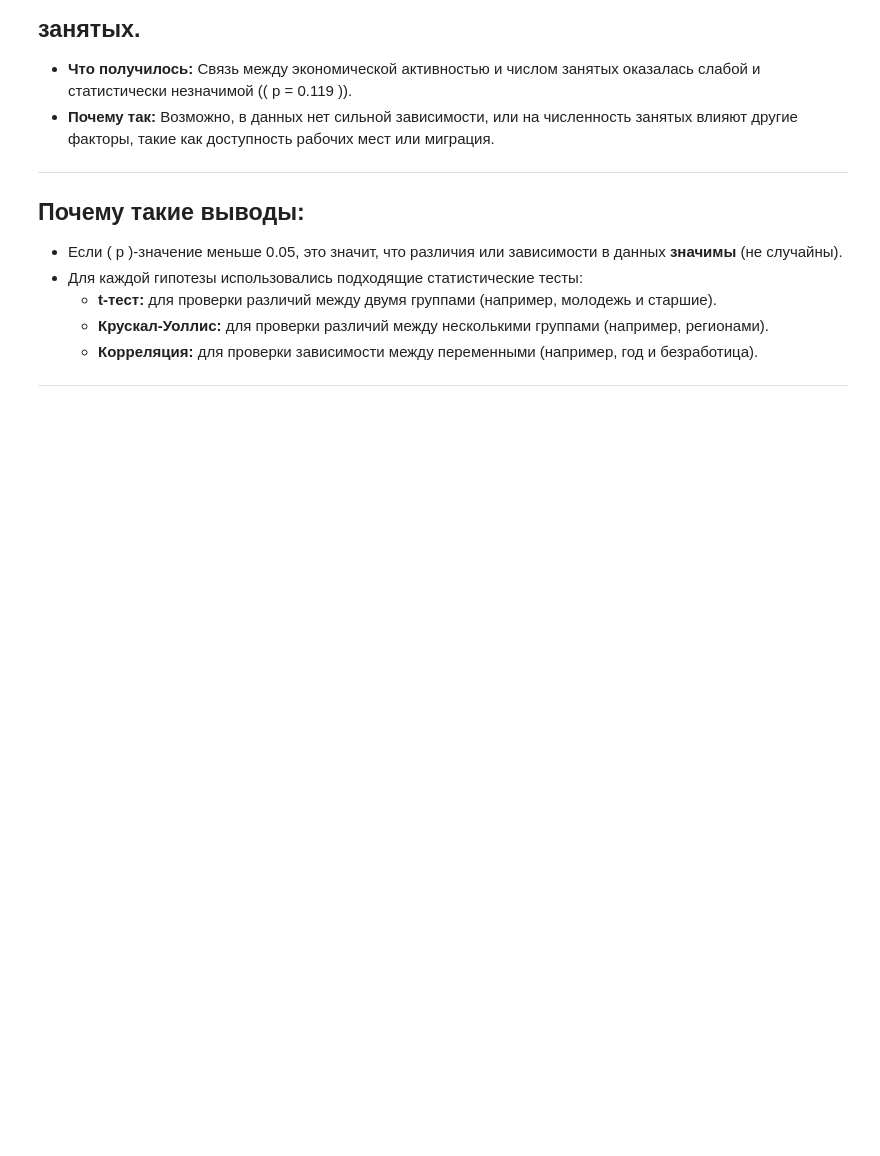
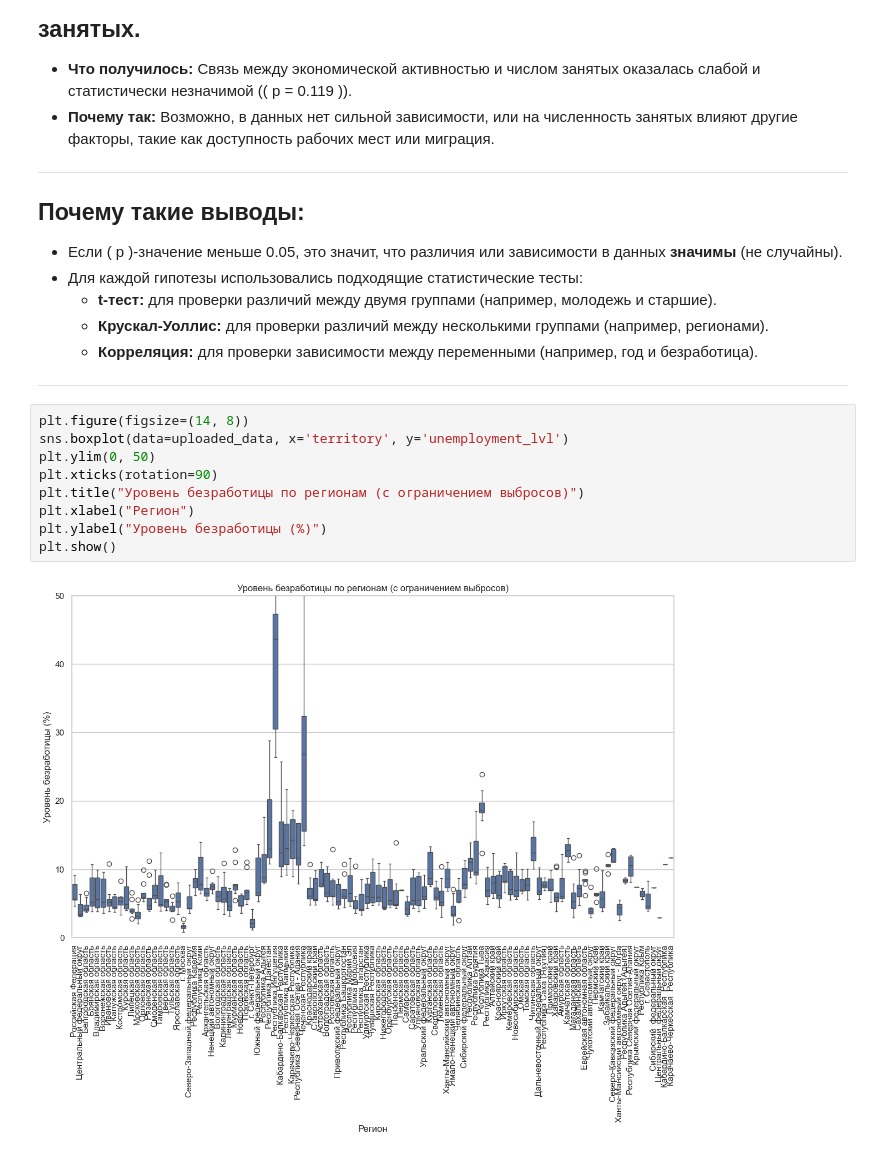
Before and after one commit to Mekan777-alt/ML-homework, a Jupyter notebook: hm2.ipynb, the cells around one changed output. Cells and saved outputs as stored; diff of their text form; blank space fills up the shorter version.

```diff
--- a/hm2.ipynb
+++ b/hm2.ipynb
@@ -258,3 +258,14 @@ print(results_df)
   - **Корреляция:** для проверки зависимости между переменными (например, год и безработица).
 
 ---
+# %%
+plt.figure(figsize=(14, 8))
+sns.boxplot(data=uploaded_data, x='territory', y='unemployment_lvl')
+plt.ylim(0, 50)
+plt.xticks(rotation=90)
+plt.title("Уровень безработицы по регионам (с ограничением выбросов)")
+plt.xlabel("Регион")
+plt.ylabel("Уровень безработицы (%)")
+plt.show()
+# %% [output]
+[figure, added]
```
Also changed, not shown: parts of 4 cells of this notebook.
